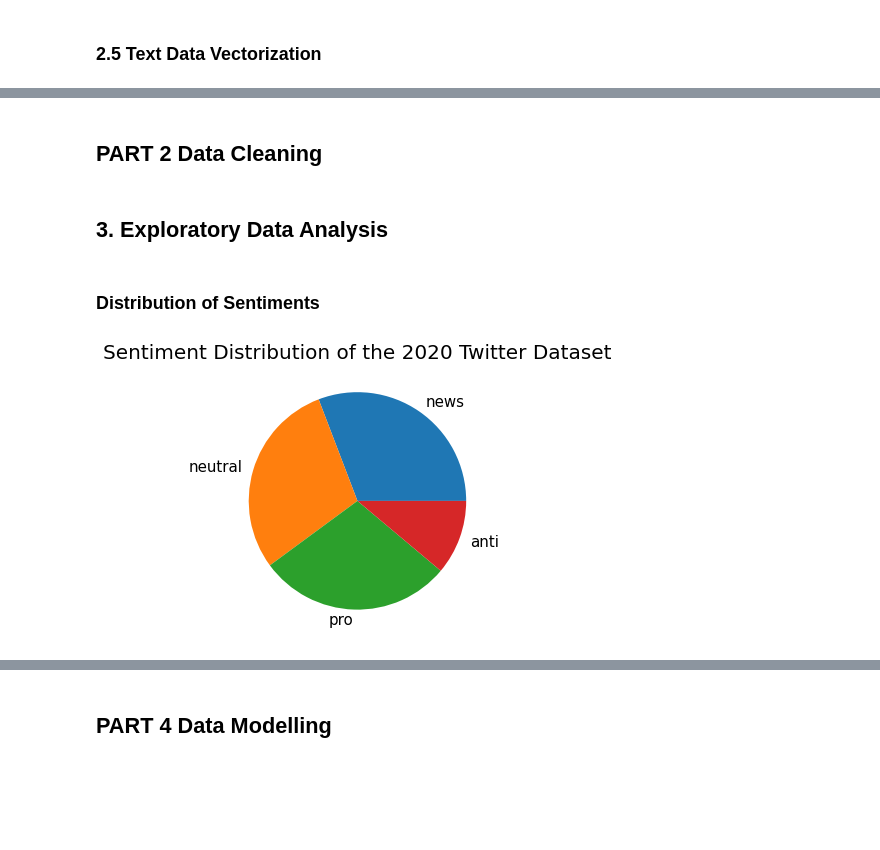
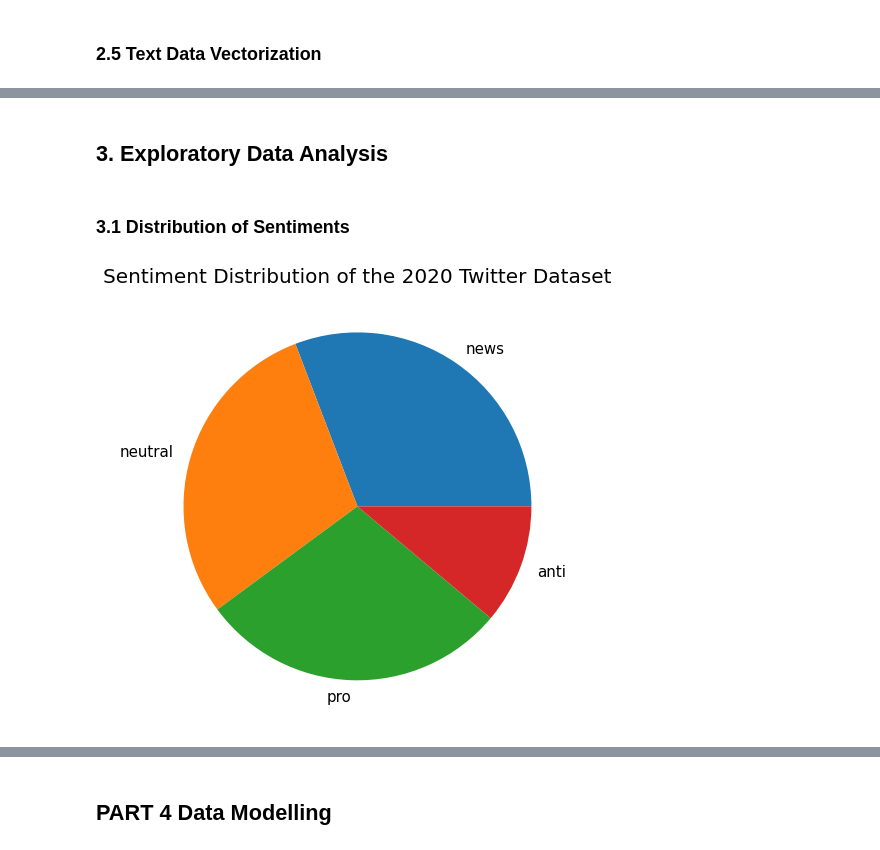
Before and after one commit to Densho1/Climate-Change-Sentiment-Predictor, a Jupyter notebook: CCSP.ipynb, the cells around one changed output, grey strips where cells are left out. Cells and saved outputs as stored; diff of their text form; code cells hidden in the pictures; blank space fills up the shorter version.

```diff
--- a/CCSP.ipynb
+++ b/CCSP.ipynb
@@ -174,15 +169,13 @@ print(tfid.vocabulary_)
-# %% [markdown]
-## PART 2 Data Cleaning
 # %% [markdown]
 ## 3. Exploratory Data Analysis
 # %% [markdown]
-### Distribution of Sentiments
+### 3.1 Distribution of Sentiments
 # %%
-plt.figure(figsize = (5, 5))
+plt.figure(figsize = (8, 8))
 values = df['sympathy'].value_counts().values
 labels = ['news', 'neutral', 'pro', 'anti']
 plt.pie(values, labels=labels, textprops={'fontsize': 15})
 plt.title('Sentiment Distribution of the 2020 Twitter Dataset', fontsize=20)
 plt.show()
 # %% [output]
-[figure, old version]
+[figure, new version]
```
Also changed, not shown: parts of 14 cells of this notebook.
